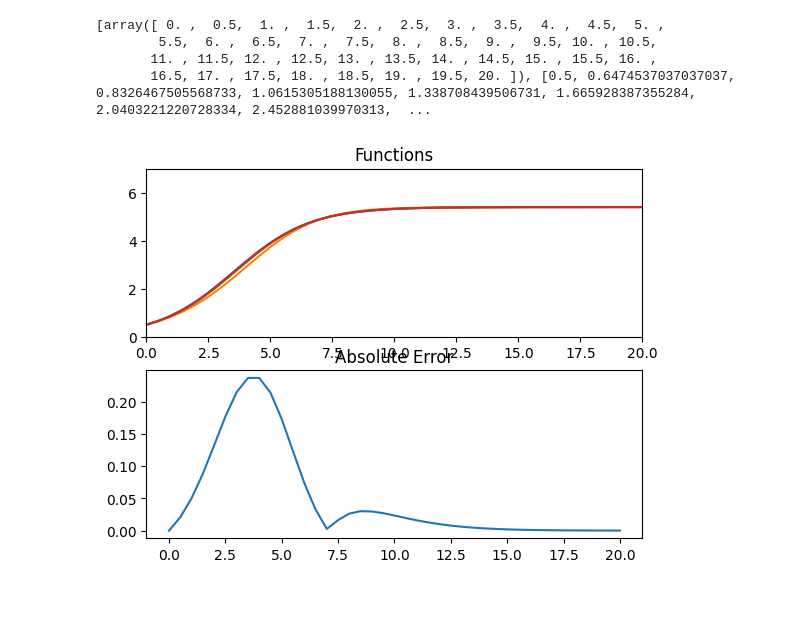
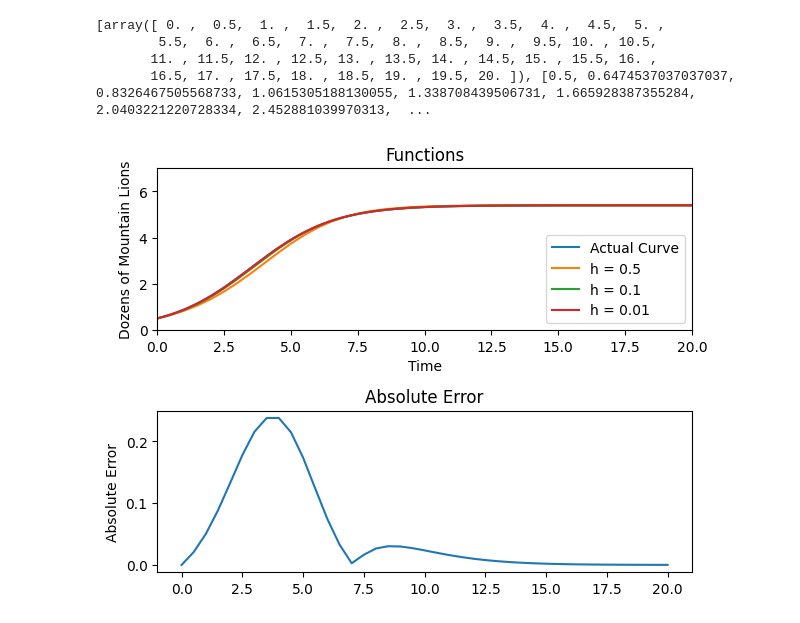
Before and after one commit to MrAnish123/Differential-Equations-Project-1, a Jupyter notebook: SetA.ipynb, the cells around one changed output. Saved outputs shown, nothing was run; the diff lists cells and outputs as text; code cells hidden in the pictures.

```diff
--- a/SetA.ipynb
+++ b/SetA.ipynb
@@ -108,31 +106,38 @@ axes[0].set_ylim((0, 7))
 #graphing each of our plots
 axes[0].plot(actual_plot_1[0], actual_plot_1[1])
 axes[0].plot(euler_plot_h1[0], euler_plot_h1[1])
 axes[0].plot(euler_plot_h2[0], euler_plot_h2[1])
 axes[0].plot(euler_plot_h3[0], euler_plot_h3[1])
 
 axes[1].plot(error_plot_1[0], error_plot_1[1])
 
 #axes[0].plot(t ,x)                           #Create Euler's plot             (1st column plot)
 #axes[0].plot(t, xActual)                     #Create actual function plot     (1st column plot)
 #axes[1].plot(t, yError)                      #Create error plot               (2nd column plot)
 
 #plt.semilogy()
 
 #axes[0].xlabel('Time')
 #axes[0].ylabel('Population')
 #axes[0].legend(['Approximation', 'Actual'])
 axes[0].set_title('Functions')                        #Add title to plot
 
 #axes[1].xlabel('Time')
 #axes[1].ylabel('Error')
 #axes[1].legend(['Absolute Error'])
 axes[1].set_title('Absolute Error')                   #Add title to plot
 
+axes[0].legend(["Actual Curve", "h = 0.5", "h = 0.1", "h = 0.01"])
+axes[0].set_xlabel("Time")
+axes[0].set_xlabel("Time")
+axes[0].set_ylabel("Dozens of Mountain Lions")
+axes[1].set_ylabel("Absolute Error")
+
+plt.tight_layout()
 plt.show()                                            #Print plot
 # %% [output]
 [array([ 0. ,  0.5,  1. ,  1.5,  2. ,  2.5,  3. ,  3.5,  4. ,  4.5,  5. ,
         5.5,  6. ,  6.5,  7. ,  7.5,  8. ,  8.5,  9. ,  9.5, 10. , 10.5,
        11. , 11.5, 12. , 12.5, 13. , 13.5, 14. , 14.5, 15. , 15.5, 16. ,
        16.5, 17. , 17.5, 18. , 18.5, 19. , 19.5, 20. ]), [0.5, 0.6474537037037037, 0.8326467505568733, 1.0615305188130055, 1.338708439506731, 1.665928387355284, 2.0403221220728334, 2.452881039970313,  ...
-[figure, old version]
+[figure, new version]
```
Also changed, not shown: parts of 8 cells of this notebook, 2 other files.
